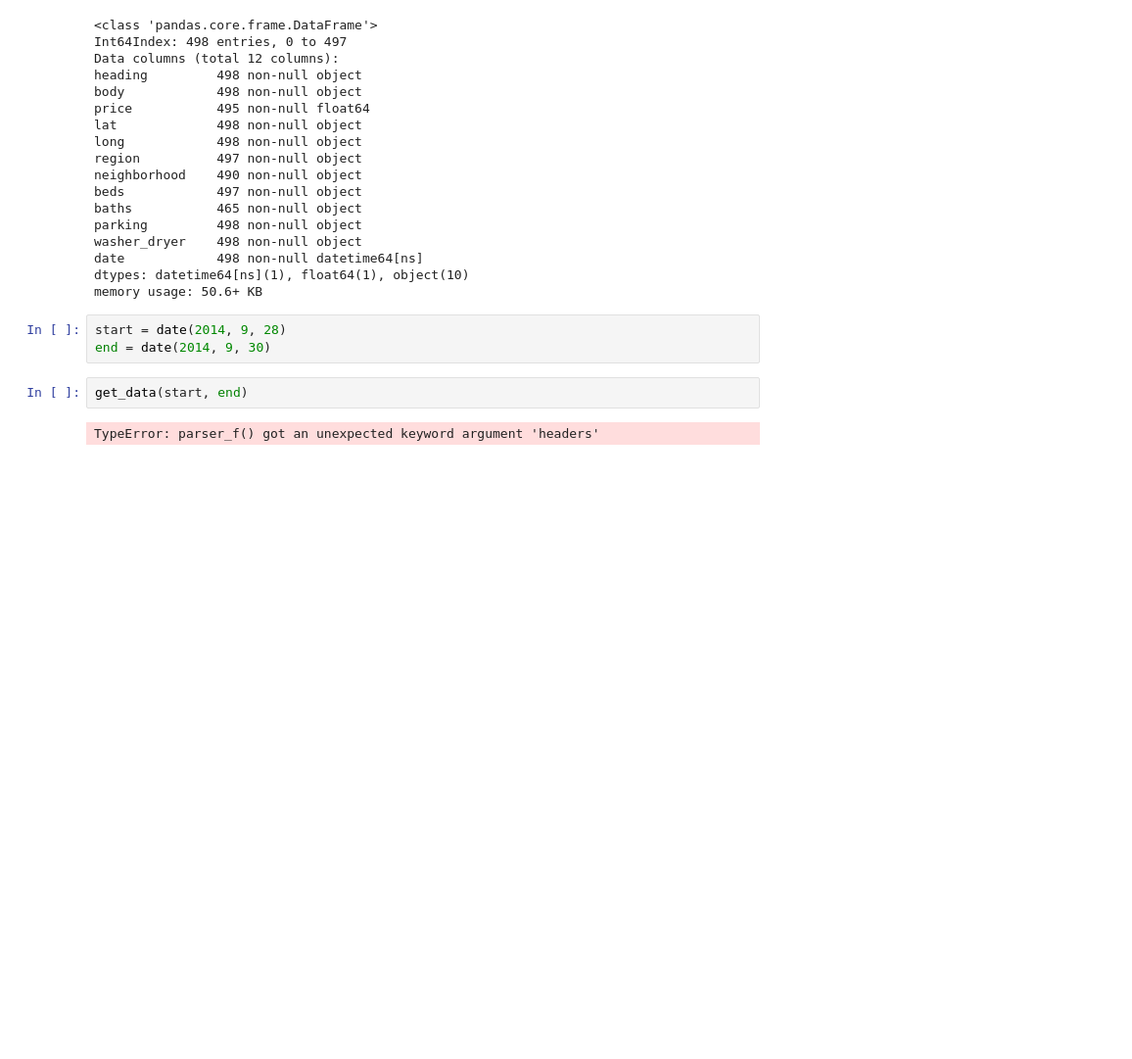
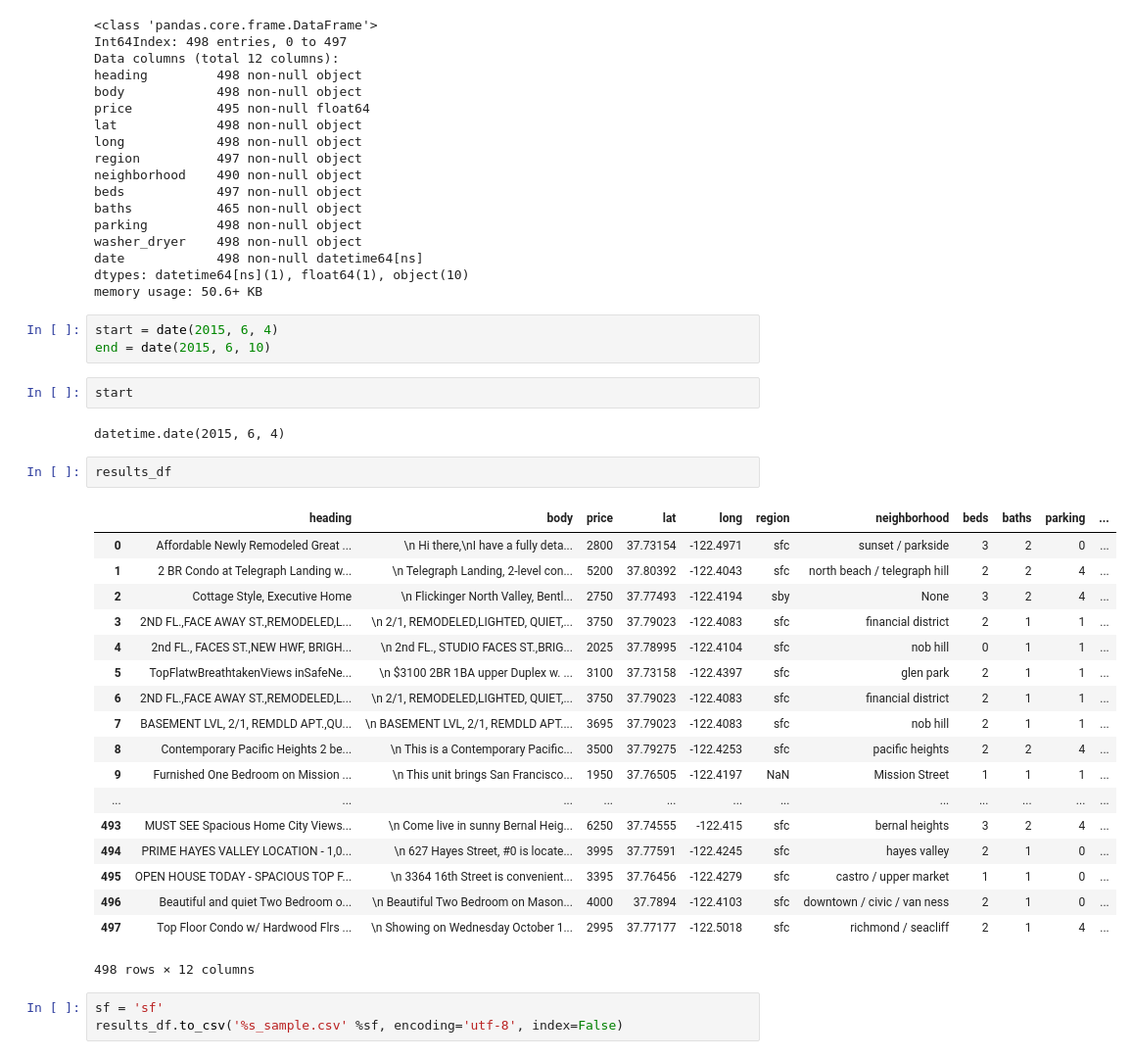
Before and after one commit to jonoleson/PriceMyRental, a Jupyter notebook: rental_data_eda.ipynb, the cells around one changed output. Shown at 98% size. Cells and saved outputs as stored; diff of their text form; blank space fills up the shorter version.

Commit message:
Update get_data code; fully tested now

```diff
--- a/rental_data_eda.ipynb
+++ b/rental_data_eda.ipynb
@@ -58,10 +58,34 @@ washer_dryer    498 non-null object
 date            498 non-null datetime64[ns]
 dtypes: datetime64[ns](1), float64(1), object(10)
 memory usage: 50.6+ KB
-# %%
-start = date(2014, 9, 28)
-end = date(2014, 9, 30)
-# %%
-get_data(start, end)
-# %% [output]
-TypeError: parser_f() got an unexpected keyword argument 'headers'
+# %%
+start = date(2015, 6, 4)
+end = date(2015, 6, 10)
+# %%
+start
+# %% [output]
+datetime.date(2015, 6, 4)
+# %%
+results_df
+# %% [output]
+|  | heading | body | price | lat | long | region | neighborhood | beds | baths | parking | ... |
+| 0 | Affordable Newly Remodeled Great ... | \n Hi there,\nI have a fully deta... | 2800 | 37.73154 | -122.4971 | sfc | sunset / parkside | 3 | 2 | 0 | ... |
+| 1 | 2 BR Condo at Telegraph Landing w... | \n Telegraph Landing, 2-level con... | 5200 | 37.80392 | -122.4043 | sfc | north beach / telegraph hill | 2 | 2 | 4 | ... |
+| 2 | Cottage Style, Executive Home | \n Flickinger North Valley, Bentl... | 2750 | 37.77493 | -122.4194 | sby | None | 3 | 2 | 4 | ... |
+| 3 | 2ND FL.,FACE AWAY ST.,REMODELED,L... | \n 2/1, REMODELED,LIGHTED, QUIET,... | 3750 | 37.79023 | -122.4083 | sfc | financial district | 2 | 1 | 1 | ... |
+| 4 | 2nd FL., FACES ST.,NEW HWF, BRIGH... | \n 2nd FL., STUDIO FACES ST.,BRIG... | 2025 | 37.78995 | -122.4104 | sfc | nob hill | 0 | 1 | 1 | ... |
+| 5 | TopFlatwBreathtakenViews inSafeNe... | \n $3100 2BR 1BA upper Duplex w. ... | 3100 | 37.73158 | -122.4397 | sfc | glen park | 2 | 1 | 1 | ... |
+| 6 | 2ND FL.,FACE AWAY ST.,REMODELED,L... | \n 2/1, REMODELED,LIGHTED, QUIET,... | 3750 | 37.79023 | -122.4083 | sfc | financial district | 2 | 1 | 1 | ... |
+| 7 | BASEMENT LVL, 2/1, REMDLD APT.,QU... | \n BASEMENT LVL, 2/1, REMDLD APT.... | 3695 | 37.79023 | -122.4083 | sfc | nob hill | 2 | 1 | 1 | ... |
+| 8 | Contemporary Pacific Heights 2 be... | \n This is a Contemporary Pacific... | 3500 | 37.79275 | -122.4253 | sfc | pacific heights | 2 | 2 | 4 | ... |
+| 9 | Furnished One Bedroom on Mission ... | \n This unit brings San Francisco... | 1950 | 37.76505 | -122.4197 | NaN | Mission Street | 1 | 1 | 1 | ... |
+| ... | ... | ... | ... | ... | ... | ... | ... | ... | ... | ... | ... |
+| 493 | MUST SEE Spacious Home City Views... | \n Come live in sunny Bernal Heig... | 6250 | 37.74555 | -122.415 | sfc | bernal heights | 3 | 2 | 4 | ... |
+| 494 | PRIME HAYES VALLEY LOCATION - 1,0... | \n 627 Hayes Street, #0 is locate... | 3995 | 37.77591 | -122.4245 | sfc | hayes valley | 2 | 1 | 0 | ... |
+| 495 | OPEN HOUSE TODAY - SPACIOUS TOP F... | \n 3364 16th Street is convenient... | 3395 | 37.76456 | -122.4279 | sfc | castro / upper market | 1 | 1 | 0 | ... |
+| 496 | Beautiful and quiet Two Bedroom o... | \n Beautiful Two Bedroom on Mason... | 4000 | 37.7894 | -122.4103 | sfc | downtown / civic / van ness | 2 | 1 | 0 | ... |
+| 497 | Top Floor Condo w/ Hardwood Flrs ... | \n Showing on Wednesday October 1... | 2995 | 37.77177 | -122.5018 | sfc | richmond / seacliff | 2 | 1 | 4 | ... |
+498 rows × 12 columns
+# %%
+sf = 'sf'
+results_df.to_csv('%s_sample.csv' %sf, encoding='utf-8', index=False)
```
Also changed, not shown: parts of 14 cells of this notebook, 2 other files.
